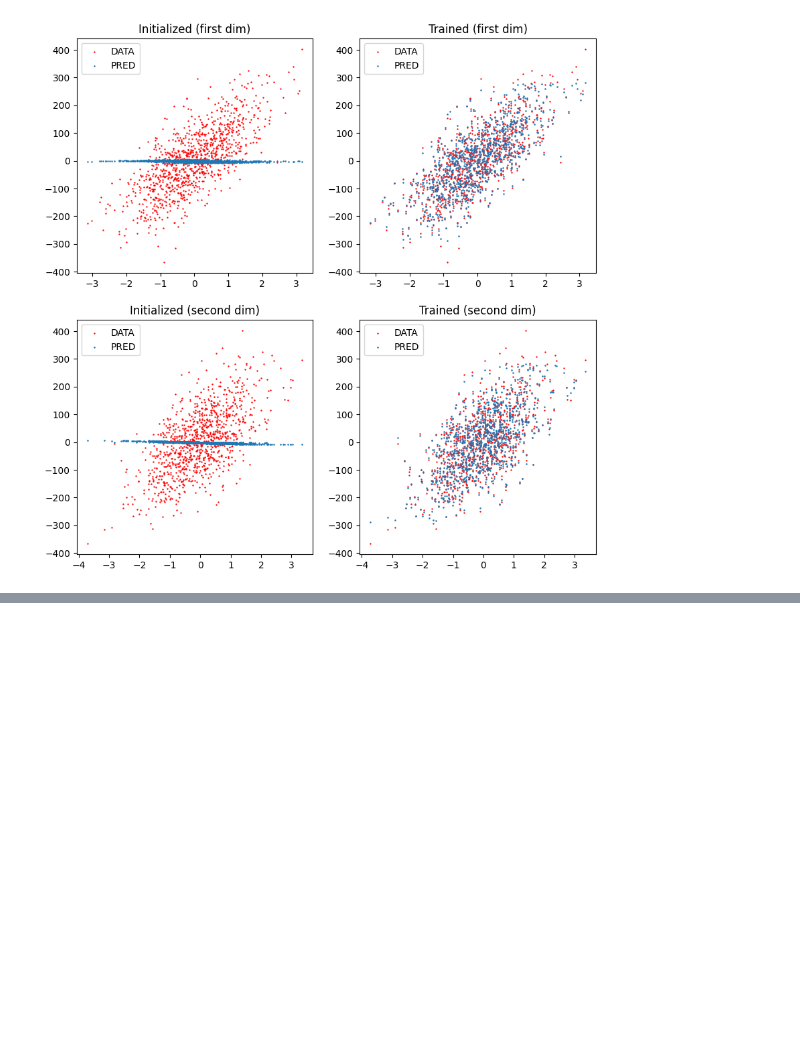
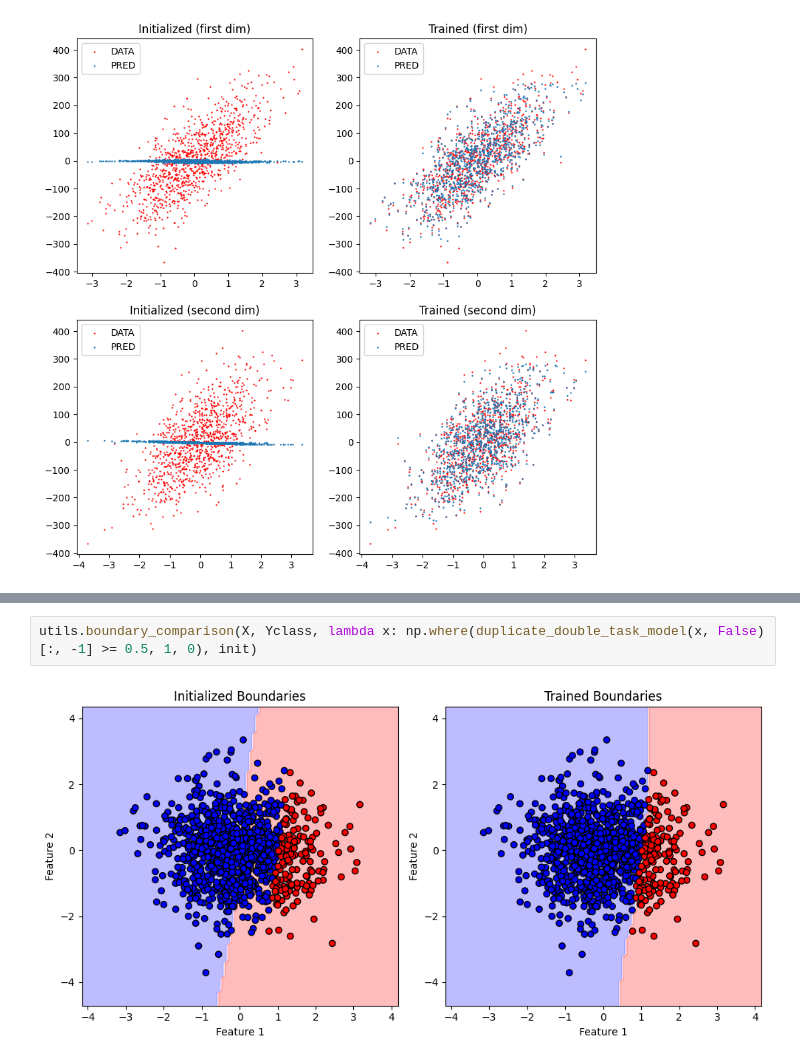
Before and after one commit to KargKarg/deep_learning_lib, a Jupyter notebook: display.ipynb, the cells around one changed output, grey strips where cells are left out. Cells and saved outputs as stored; diff of their text form; blank space fills up the shorter version.

```diff
--- a/display.ipynb
+++ b/display.ipynb
@@ -287,0 +335,4 @@ plt.close()
+# %%
+utils.boundary_comparison(X, Yclass, lambda x: np.where(duplicate_double_task_model(x, False)[:, -1] >= 0.5, 1, 0), init)
+# %% [output]
+[figure, added]
```
Also changed, not shown: parts of 7 cells of this notebook, 3 other files.
